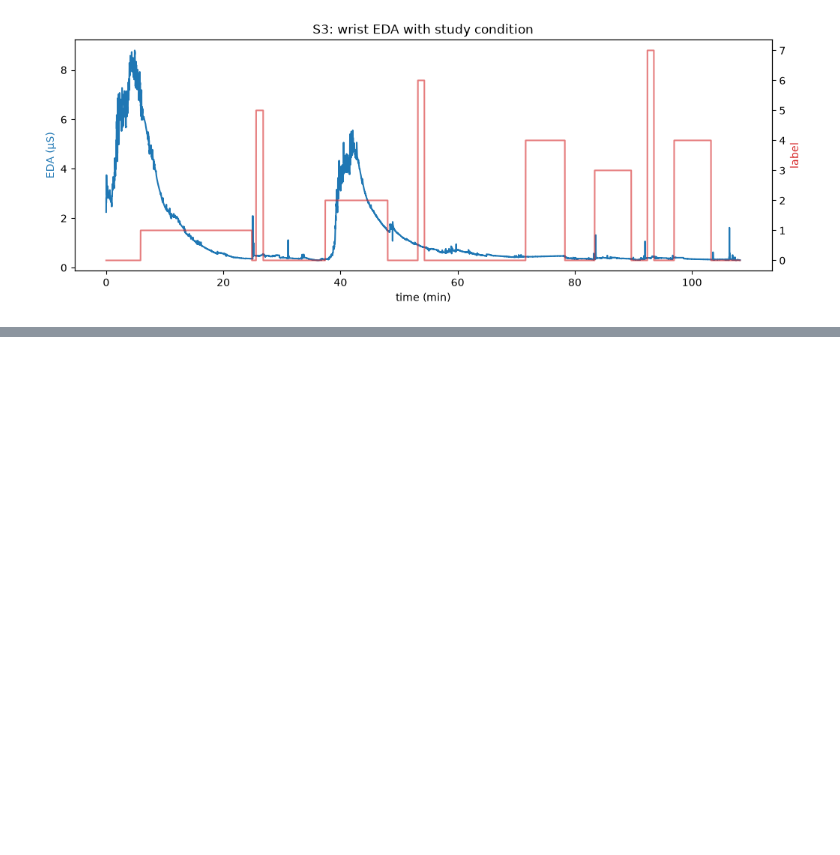
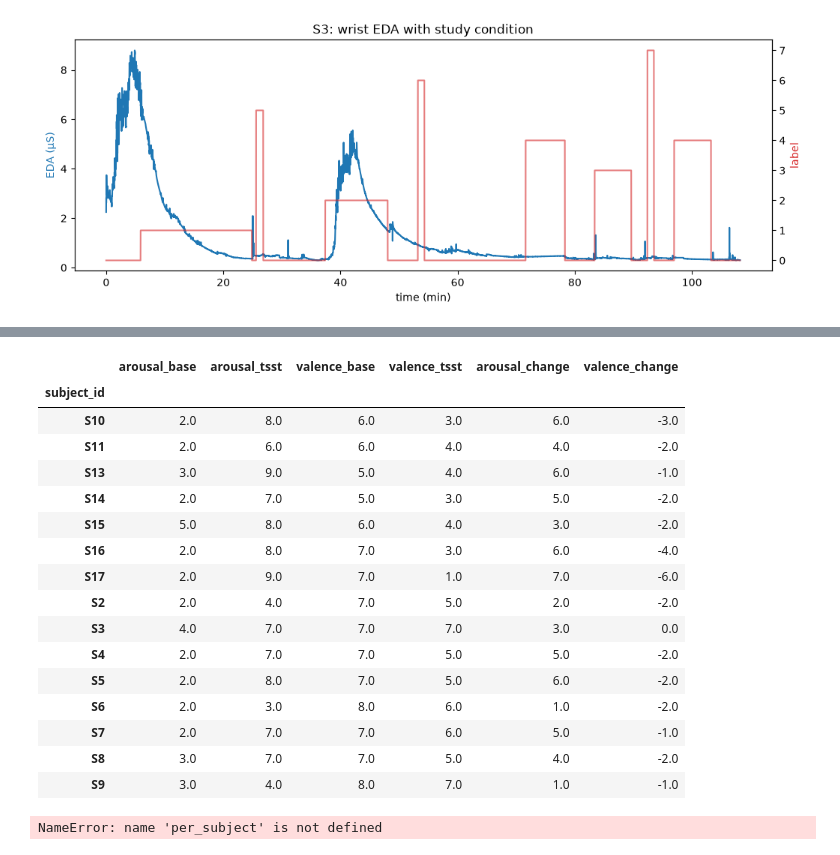
Before and after one commit to bhargavimahesh/wearable-affect, a Jupyter notebook: notebooks/01_exploratory_data_analysis.ipynb, the cells around one changed output, grey strips where cells are left out. Saved outputs shown, nothing was run; the diff lists cells and outputs as text; code cells hidden in the pictures; blank space fills up the shorter version.

```diff
--- a/notebooks/01_exploratory_data_analysis.ipynb
+++ b/notebooks/01_exploratory_data_analysis.ipynb
@@ -118,0 +141,48 @@ plt.show()
+# %%
+import pandas as pd
+from wearable_affect.data import DEFAULT_DATA_DIR, list_subjects, load_self_reports
+
+subjects = list_subjects(DEFAULT_DATA_DIR)
+reports = pd.concat([load_self_reports(DEFAULT_DATA_DIR, s) for s in subjects])
+wide = reports.pivot(index="subject_id", columns="condition", values=["valence", "arousal"])
+
+check = pd.DataFrame({
+    "arousal_base": wide["arousal"]["Base"],
+    "arousal_tsst": wide["arousal"]["TSST"],
+    "valence_base": wide["valence"]["Base"],
+    "valence_tsst": wide["valence"]["TSST"],
+}).reindex(subjects)
+check["arousal_change"] = check["arousal_tsst"] - check["arousal_base"]
+check["valence_change"] = check["valence_tsst"] - check["valence_base"]
+check
+# %% [output]
+|  | arousal_base | arousal_tsst | valence_base | valence_tsst | arousal_change | valence_change |
+| subject_id |  |  |  |  |  |  |
+| S10 | 2.0 | 8.0 | 6.0 | 3.0 | 6.0 | -3.0 |
+| S11 | 2.0 | 6.0 | 6.0 | 4.0 | 4.0 | -2.0 |
+| S13 | 3.0 | 9.0 | 5.0 | 4.0 | 6.0 | -1.0 |
+| S14 | 2.0 | 7.0 | 5.0 | 3.0 | 5.0 | -2.0 |
+| S15 | 5.0 | 8.0 | 6.0 | 4.0 | 3.0 | -2.0 |
+| S16 | 2.0 | 8.0 | 7.0 | 3.0 | 6.0 | -4.0 |
+| S17 | 2.0 | 9.0 | 7.0 | 1.0 | 7.0 | -6.0 |
+| S2 | 2.0 | 4.0 | 7.0 | 5.0 | 2.0 | -2.0 |
+| S3 | 4.0 | 7.0 | 7.0 | 7.0 | 3.0 | 0.0 |
+| S4 | 2.0 | 7.0 | 7.0 | 5.0 | 5.0 | -2.0 |
+| S5 | 2.0 | 8.0 | 7.0 | 5.0 | 6.0 | -2.0 |
+| S6 | 2.0 | 3.0 | 8.0 | 6.0 | 1.0 | -2.0 |
+| S7 | 2.0 | 7.0 | 7.0 | 6.0 | 5.0 | -1.0 |
+| S8 | 3.0 | 7.0 | 7.0 | 5.0 | 4.0 | -2.0 |
+| S9 | 3.0 | 4.0 | 8.0 | 7.0 | 1.0 | -1.0 |
+# %%
+from scipy.stats import spearmanr
+
+baseline = per_subject("all_handcrafted-lightgbm")
+scl = features.groupby(["subject_id", "target"])["scl_mean"].mean().unstack()
+
+check["auroc"] = baseline["auroc"]
+check["scl_change"] = scl[1] - scl[0]
+
+print(spearmanr(check["arousal_change"], check["auroc"]))
+print(spearmanr(check["arousal_change"], check["scl_change"]))
+# %% [output]
+NameError: name 'per_subject' is not defined
```
Also changed, not shown: parts of 1 cell of this notebook, 9 other files.
